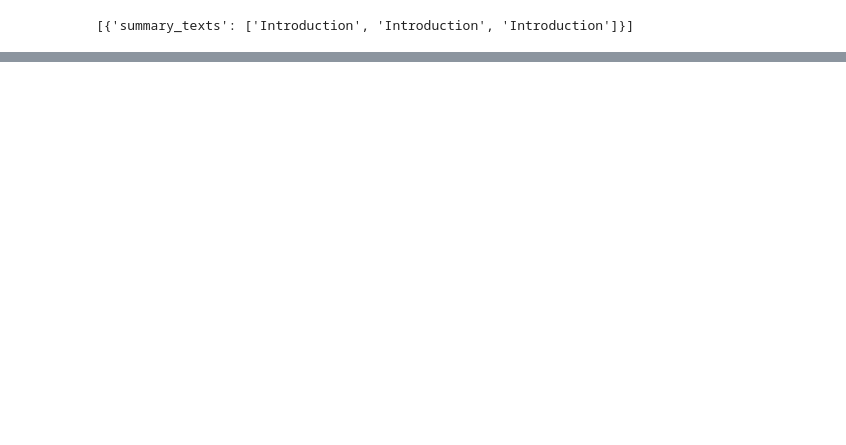
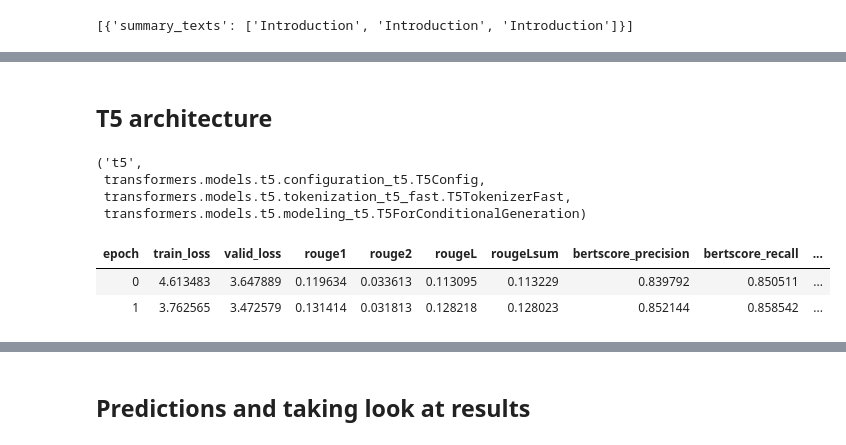
Before and after one commit to ohmeow/fsdl_2022_course_project, a Jupyter notebook: nbs/_exp/_kurian_exp_03_chapterlevel_summaries.ipynb, the cells around one changed output, grey strips where cells are left out. Cells and saved outputs as stored; diff of their text form; code cells hidden in the pictures; blank space fills up the shorter version.

```diff
--- a/nbs/_exp/_kurian_exp_03_chapterlevel_summaries.ipynb
+++ b/nbs/_exp/_kurian_exp_03_chapterlevel_summaries.ipynb
@@ -334,0 +435,49 @@ learn.blurr_generate(
+# %% [markdown]
+## T5 architecture
+# %%
+pretrained_model_name = "t5-small"
+hf_arch, hf_config, hf_tokenizer, hf_model = get_hf_objects(pretrained_model_name, model_cls=T5ForConditionalGeneration)
+
+hf_arch, type(hf_config), type(hf_tokenizer), type(hf_model)
+# %% [output]
+('t5',
+ transformers.models.t5.configuration_t5.T5Config,
+ transformers.models.t5.tokenization_t5_fast.T5TokenizerFast,
+ transformers.models.t5.modeling_t5.T5ForConditionalGeneration)
+# %%
+batch_tokenize_tfm = Seq2SeqBatchTokenizeTransform(
+    hf_arch,
+    hf_config,
+    hf_tokenizer,
+    hf_model,
+    max_length=1024,
+    max_target_length=128,
+    tok_kwargs=tok_kwargs,
+    text_gen_kwargs=text_gen_kwargs,
+)
+
+blocks = (Seq2SeqTextBlock(batch_tokenize_tfm=batch_tokenize_tfm), noop)
+
+dblock = DataBlock(blocks=blocks, get_x=ColReader("transcript"), get_y=ColReader("topic"), splitter=RandomSplitter())
+dls = dblock.dataloaders(summarization_train_df, bs=4)
+# %%
+model = BaseModelWrapper(hf_model)
+learn_cbs = [BaseModelCallback]
+fit_cbs = [Seq2SeqMetricsCallback(custom_metrics=seq2seq_metrics)]
+
+learn = Learner(
+    dls,
+    model,
+    opt_func=partial(Adam),
+    loss_func=CrossEntropyLossFlat(),
+    cbs=learn_cbs,
+    splitter=partial(blurr_seq2seq_splitter, arch=hf_arch),
+)
+
+learn.freeze()
+
+learn.fit_one_cycle(2, lr_max=1e-4, cbs=fit_cbs)
+# %% [output]
+| epoch | train_loss | valid_loss | rouge1 | rouge2 | rougeL | rougeLsum | bertscore_precision | bertscore_recall | ... |
+| 0 | 4.613483 | 3.647889 | 0.119634 | 0.033613 | 0.113095 | 0.113229 | 0.839792 | 0.850511 | ... |
+| 1 | 3.762565 | 3.472579 | 0.131414 | 0.031813 | 0.128218 | 0.128023 | 0.852144 | 0.858542 | ... |
@@ -334,0 +485,2 @@ learn.blurr_generate(
+# %% [markdown]
+## Predictions and taking look at results
```
Also changed, not shown: parts of 24 cells of this notebook, 1 other file.
